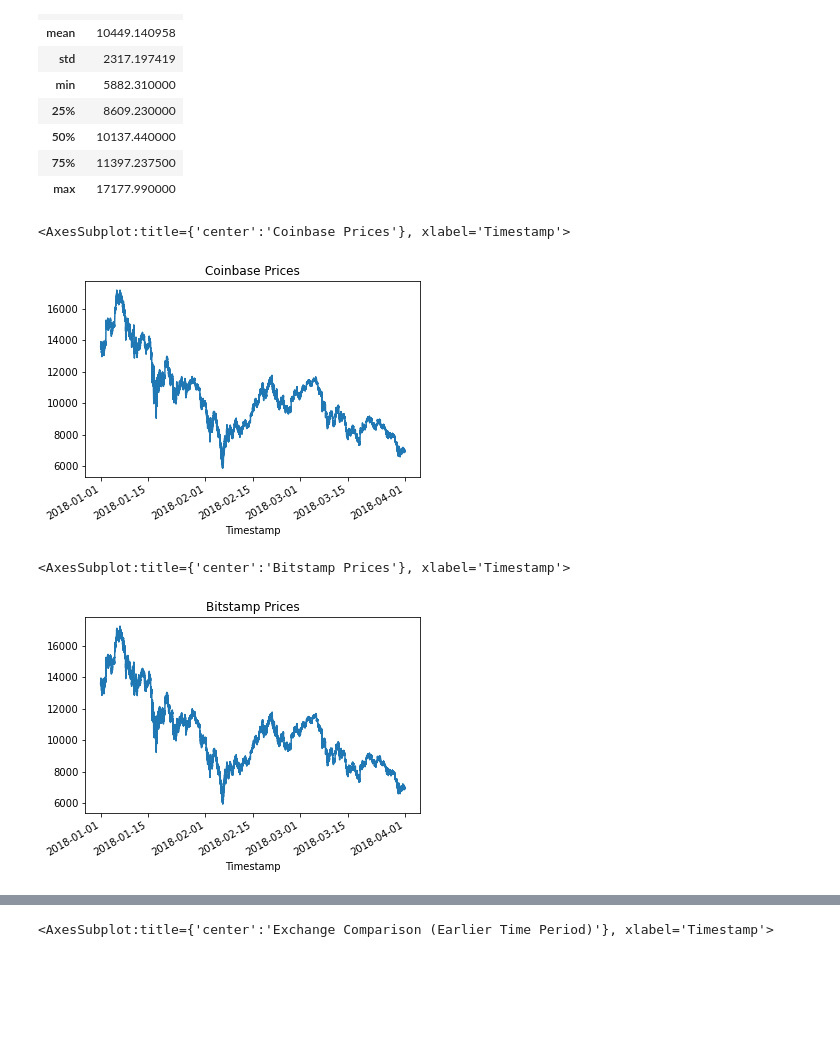
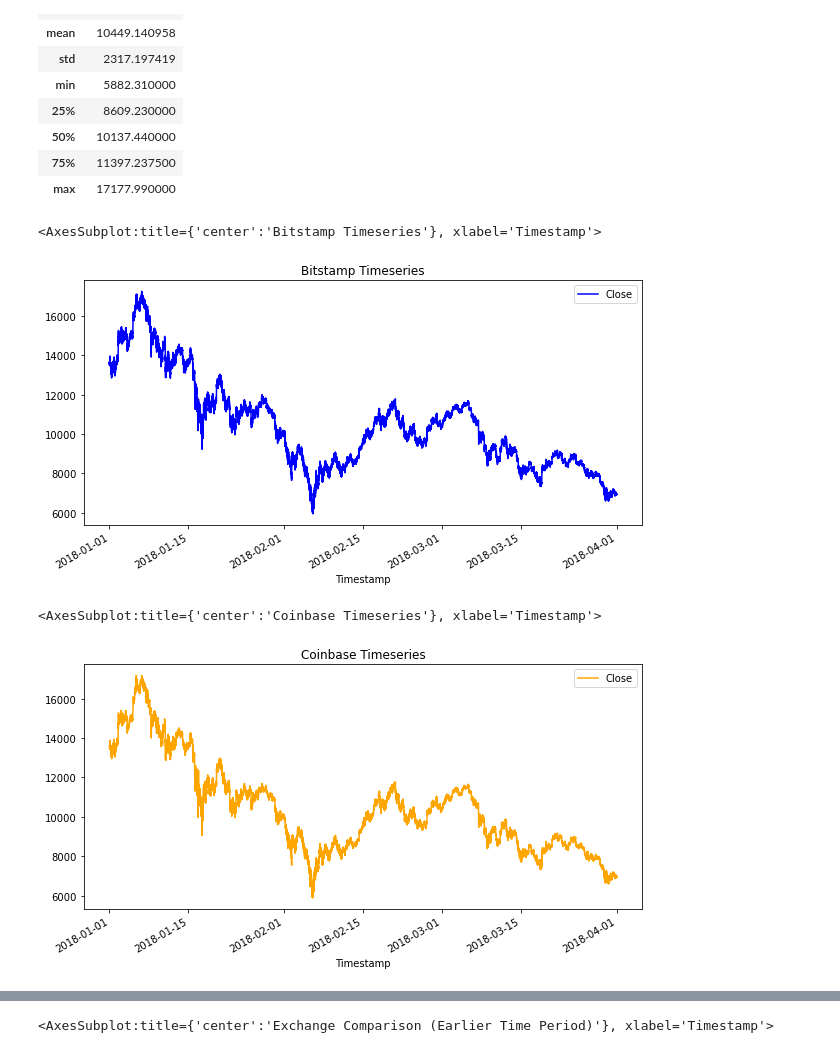
Before and after one commit to mathias1020/Challenge_3, a Jupyter notebook: crypto_arbitrage.ipynb, the cells around one changed output, grey strips where cells are left out. Saved outputs shown, nothing was run; the diff lists cells and outputs as text; code cells hidden in the pictures; blank space fills up the shorter version.

Commit message:
Finished plots

```diff
--- a/crypto_arbitrage.ipynb
+++ b/crypto_arbitrage.ipynb
@@ -178,10 +190,10 @@ Select the data you want to analyze. Use `loc` or `iloc` to select the following
 * Close
 # %%
 # Use loc or iloc to select `Timestamp (the index)` and `Close` from bitstamp DataFrame
-bitstamp_sliced = # YOUR CODE HERE
+bitstamp_sliced = bitstamp.iloc[:, [3]]
 
 # Review the first five rows of the DataFrame
-# YOUR CODE HERE
+bitstamp_sliced.head()
 # %% [output]
 |  | Close |
 | Timestamp |  |
@@ -245,17 +257,17 @@ Sort through the time series data associated with the bitstamp and coinbase Data
 # %%
 # Create a line plot for the bitstamp DataFrame for the full length of time in the dataset
 # Be sure that the figure size, title, and color are tailored to each visualization
-# YOUR CODE HERE
+bitstamp_sliced.plot(figsize=(10, 5), title= 'Bitstamp Timeseries', color= 'blue')
 # %% [output]
-<AxesSubplot:title={'center':'Coinbase Prices'}, xlabel='Timestamp'>
+<AxesSubplot:title={'center':'Bitstamp Timeseries'}, xlabel='Timestamp'>
-[figure, old version]
+[figure, new version]
 # %%
 # Create a line plot for the coinbase DataFrame for the full length of time in the dataset
 # Be sure that the figure size, title, and color are tailored to each visualization
-# YOUR CODE HERE
+coinbase_sliced.plot(figsize=(10, 5), title= 'Coinbase Timeseries', color= 'orange')
 # %% [output]
-<AxesSubplot:title={'center':'Bitstamp Prices'}, xlabel='Timestamp'>
+<AxesSubplot:title={'center':'Coinbase Timeseries'}, xlabel='Timestamp'>
-[figure, old version]
+[figure, new version]
 # %%
 # Overlay the visualizations for the bitstamp and coinbase DataFrames in one plot
 # The plot should visualize the prices over the full lenth of the dataset
```
Also changed, not shown: parts of 6 cells of this notebook.
